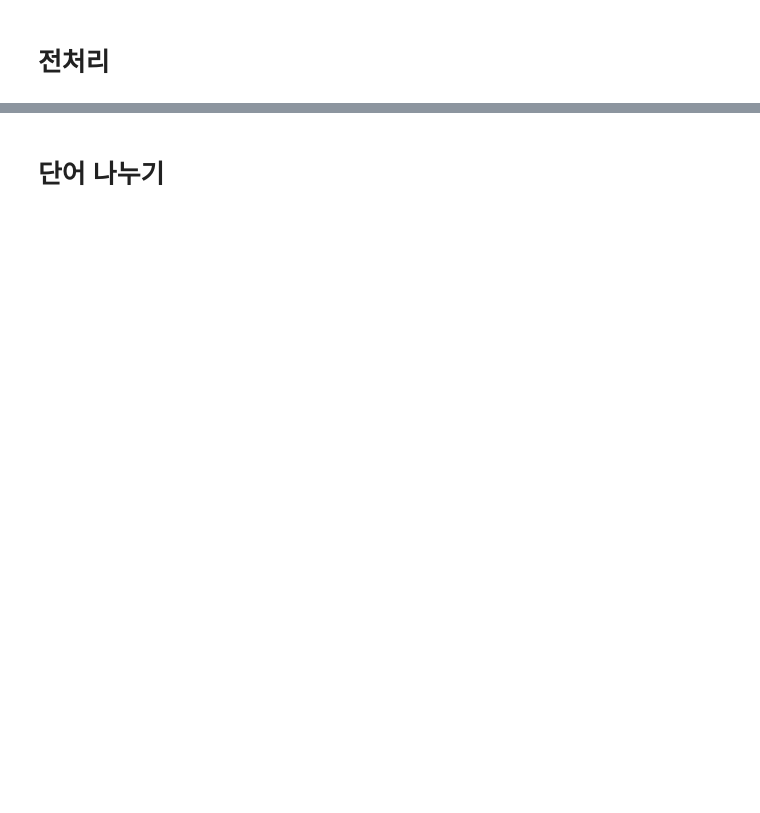
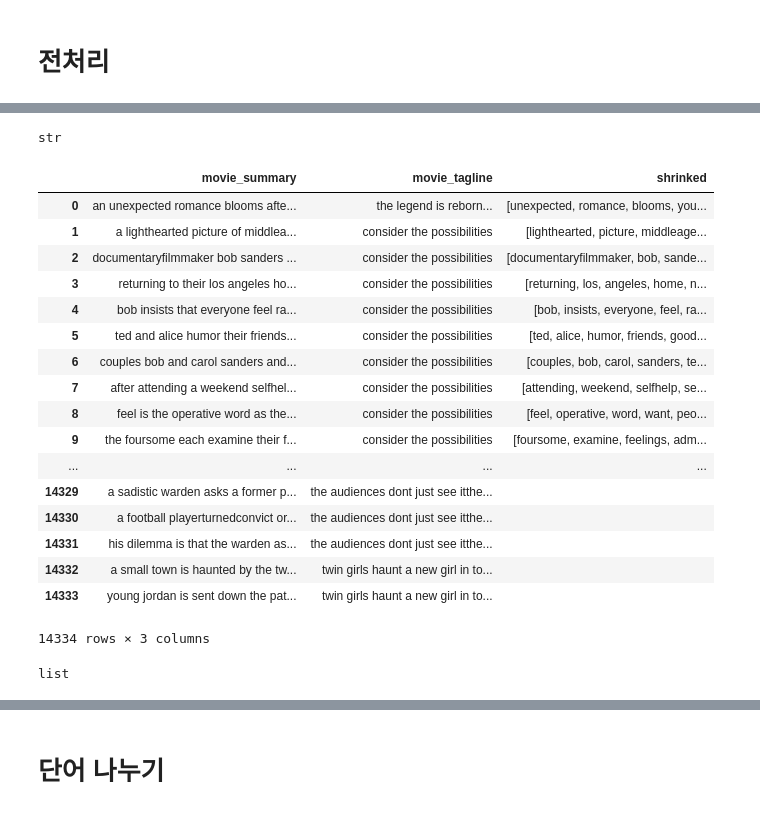
Before and after one commit to DHK810/AIcopywriter, a Jupyter notebook: 1030_seq2seq_1000epoch.ipynb, the cells around one changed output, grey strips where cells are left out. Drawn from its saved outputs; the diff is of its cells as text; code cells hidden in the pictures; blank space fills up the shorter version.

```diff
--- a/1030_seq2seq_1000epoch.ipynb
+++ b/1030_seq2seq_1000epoch.ipynb
@@ -110,0 +105,9 @@ df.drop(index , inplace = True)
+# %%
+df1.columns = ['movie_summery','movie_tagline']
+# %%
+df2 = []
+for idx, val in enumerate(df1['movie_summery']):
+    if len(val)> 3:
+        df2.append([df1['movie_name'][idx], val, df1['movie_tagline'][idx]])
+df2 = pd.DataFrame(df2)
+df2
@@ -136,2 +190,31 @@ df= df.reset_index()
+# %%
+type(df2.movie_summary[0])
+# %% [output]
+str
 # %%
 df = df[:1000]
+# %%
+df2
+# %% [output]
+|  | movie_summary | movie_tagline | shrinked |
+| 0 | an unexpected romance blooms afte... | the legend is reborn... | [unexpected, romance, blooms, you... |
+| 1 | a lighthearted picture of middlea... | consider the possibilities | [lighthearted, picture, middleage... |
+| 2 | documentaryfilmmaker bob sanders ... | consider the possibilities | [documentaryfilmmaker, bob, sande... |
+| 3 | returning to their los angeles ho... | consider the possibilities | [returning, los, angeles, home, n... |
+| 4 | bob insists that everyone feel ra... | consider the possibilities | [bob, insists, everyone, feel, ra... |
+| 5 | ted and alice humor their friends... | consider the possibilities | [ted, alice, humor, friends, good... |
+| 6 | couples bob and carol sanders and... | consider the possibilities | [couples, bob, carol, sanders, te... |
+| 7 | after attending a weekend selfhel... | consider the possibilities | [attending, weekend, selfhelp, se... |
+| 8 | feel is the operative word as the... | consider the possibilities | [feel, operative, word, want, peo... |
+| 9 | the foursome each examine their f... | consider the possibilities | [foursome, examine, feelings, adm... |
+| ... | ... | ... | ... |
+| 14329 | a sadistic warden asks a former p... | the audiences dont just see itthe... |  |
+| 14330 | a football playerturnedconvict or... | the audiences dont just see itthe... |  |
+| 14331 | his dilemma is that the warden as... | the audiences dont just see itthe... |  |
+| 14332 | a small town is haunted by the tw... | twin girls haunt a new girl in to... |  |
+| 14333 | young jordan is sent down the pat... | twin girls haunt a new girl in to... |  |
+14334 rows × 3 columns
+# %%
+type(df2.shrinked[0])
+# %% [output]
+list
```
Also changed, not shown: parts of 31 cells of this notebook, 4 other files.
